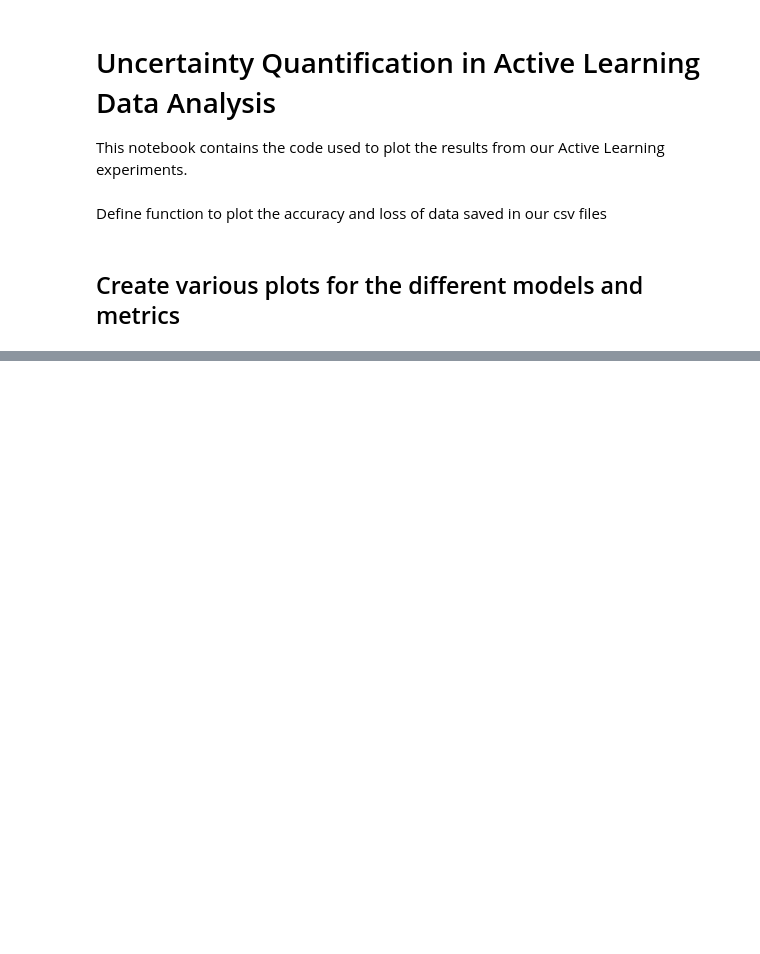
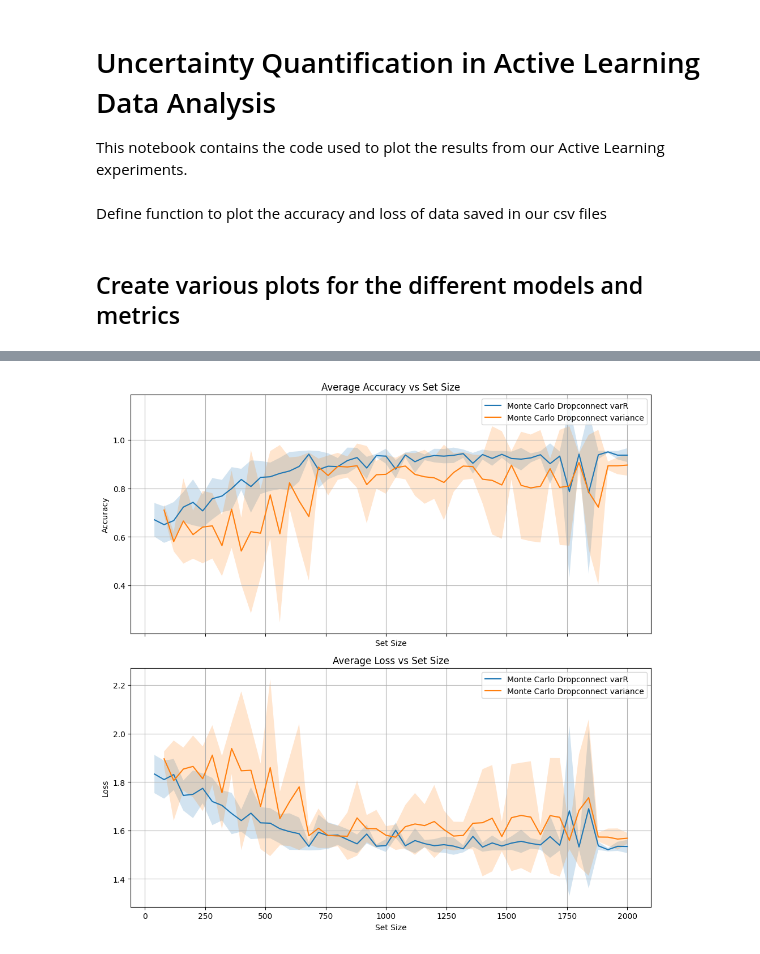
Before and after one commit to Martinity-sys/TXAI-UBAL, a Jupyter notebook: analysis/plots.ipynb, the cells around one changed output, grey strips where cells are left out. Drawn from its saved outputs; the diff is of its cells as text; code cells hidden in the pictures; blank space fills up the shorter version.

```diff
--- a/analysis/plots.ipynb
+++ b/analysis/plots.ipynb
@@ -105,0 +181,6 @@ plot_accuracy_and_loss("../data/model_data/dataMCD_new_varR.csv", "../data/model
+# %%
+
+plot_accuracy_and_loss_2("../data/model_data/dataMCConnect_new_varR.csv", "../data/model_data/dataMCConnect_new_variance.csv",
+                           label1='Monte Carlo Dropconnect varR', label2='Monte Carlo Dropconnect variance')
+# %% [output]
+[figure, added]
```
Also changed, not shown: parts of 5 cells of this notebook, 14 other files.
